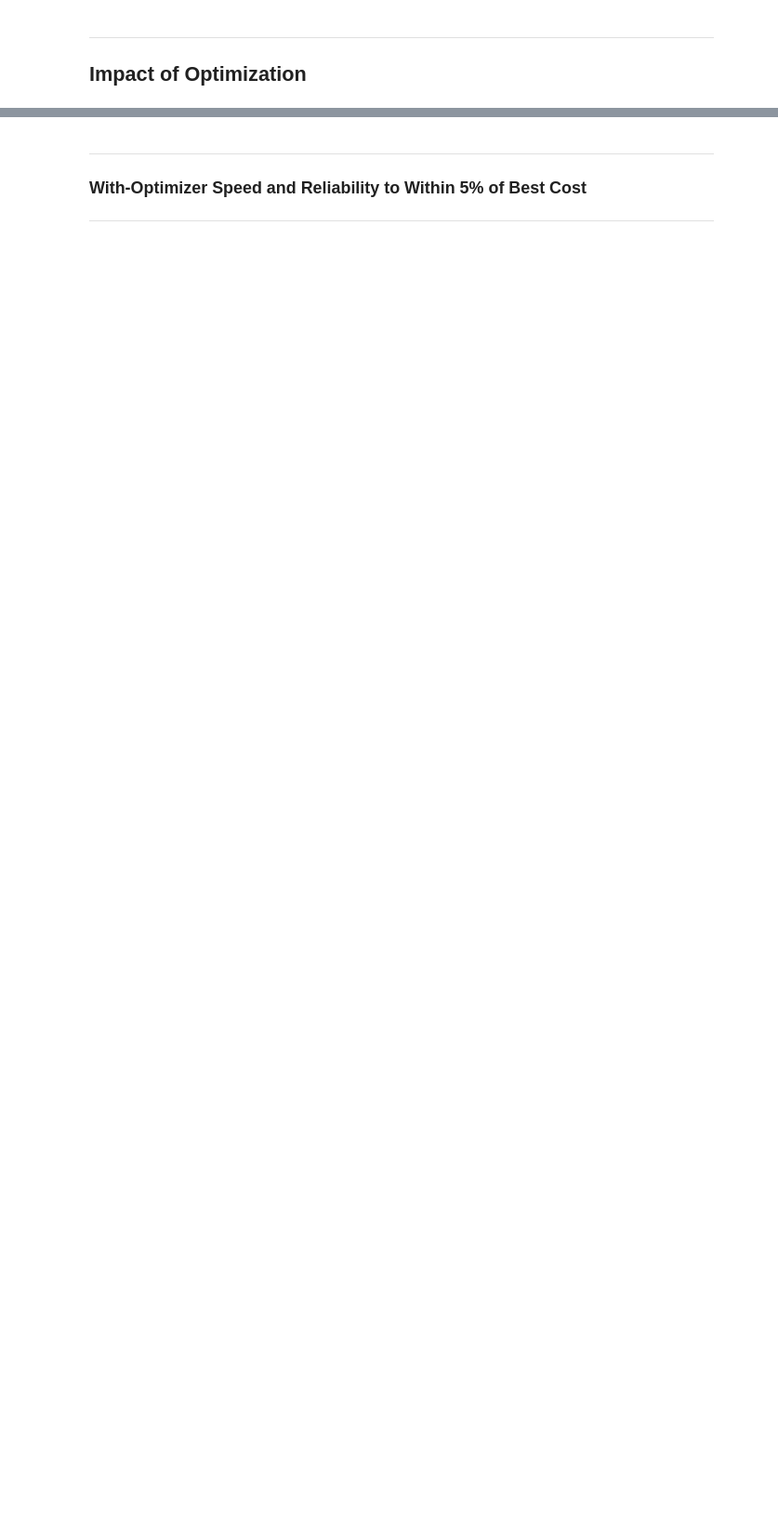
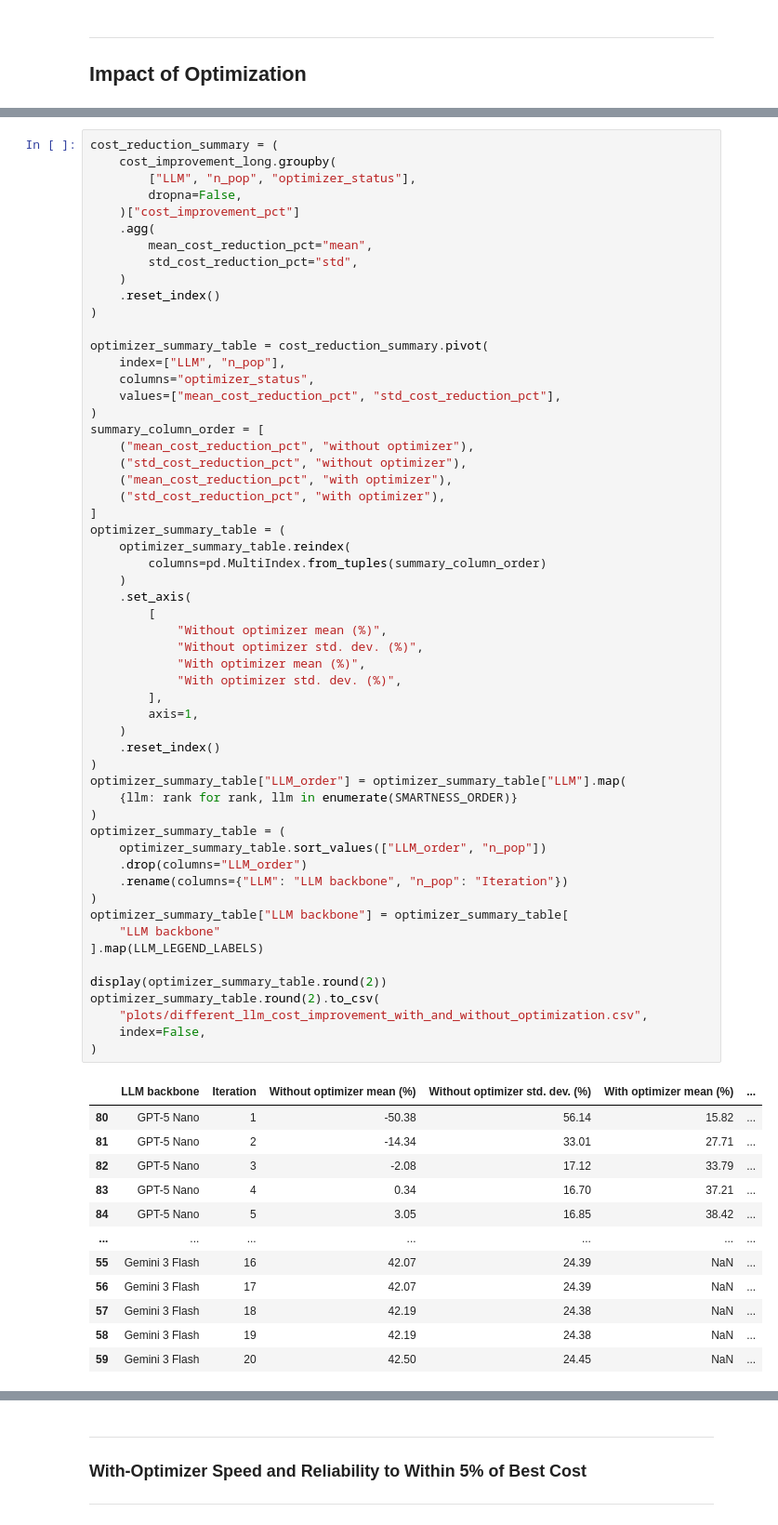
Before and after one commit to YyyyyyiZ/AHD4Inventory, a Jupyter notebook: notebooks/different_llm_models_analysis.ipynb, the cells around one changed output, grey strips where cells are left out. Shown at 93% size. Drawn from its saved outputs; the diff is of its cells as text; blank space fills up the shorter version.

```diff
--- a/notebooks/different_llm_models_analysis.ipynb
+++ b/notebooks/different_llm_models_analysis.ipynb
@@ -702,0 +702,69 @@ plt.show()
+# %%
+cost_reduction_summary = (
+    cost_improvement_long.groupby(
+        ["LLM", "n_pop", "optimizer_status"],
+        dropna=False,
+    )["cost_improvement_pct"]
+    .agg(
+        mean_cost_reduction_pct="mean",
+        std_cost_reduction_pct="std",
+    )
+    .reset_index()
+)
+
+optimizer_summary_table = cost_reduction_summary.pivot(
+    index=["LLM", "n_pop"],
+    columns="optimizer_status",
+    values=["mean_cost_reduction_pct", "std_cost_reduction_pct"],
+)
+summary_column_order = [
+    ("mean_cost_reduction_pct", "without optimizer"),
+    ("std_cost_reduction_pct", "without optimizer"),
+    ("mean_cost_reduction_pct", "with optimizer"),
+    ("std_cost_reduction_pct", "with optimizer"),
+]
+optimizer_summary_table = (
+    optimizer_summary_table.reindex(
+        columns=pd.MultiIndex.from_tuples(summary_column_order)
+    )
+    .set_axis(
+        [
+            "Without optimizer mean (%)",
+            "Without optimizer std. dev. (%)",
+            "With optimizer mean (%)",
+            "With optimizer std. dev. (%)",
+        ],
+        axis=1,
+    )
+    .reset_index()
+)
+optimizer_summary_table["LLM_order"] = optimizer_summary_table["LLM"].map(
+    {llm: rank for rank, llm in enumerate(SMARTNESS_ORDER)}
+)
+optimizer_summary_table = (
+    optimizer_summary_table.sort_values(["LLM_order", "n_pop"])
+    .drop(columns="LLM_order")
+    .rename(columns={"LLM": "LLM backbone", "n_pop": "Iteration"})
+)
+optimizer_summary_table["LLM backbone"] = optimizer_summary_table[
+    "LLM backbone"
+].map(LLM_LEGEND_LABELS)
+
+display(optimizer_summary_table.round(2))
+optimizer_summary_table.round(2).to_csv(
+    "plots/different_llm_cost_improvement_with_and_without_optimization.csv",
+    index=False,
+)
+# %% [output]
+|  | LLM backbone | Iteration | Without optimizer mean (%) | Without optimizer std. dev. (%) | With optimizer mean (%) | ... |
+| 80 | GPT-5 Nano | 1 | -50.38 | 56.14 | 15.82 | ... |
+| 81 | GPT-5 Nano | 2 | -14.34 | 33.01 | 27.71 | ... |
+| 82 | GPT-5 Nano | 3 | -2.08 | 17.12 | 33.79 | ... |
+| 83 | GPT-5 Nano | 4 | 0.34 | 16.70 | 37.21 | ... |
+| 84 | GPT-5 Nano | 5 | 3.05 | 16.85 | 38.42 | ... |
+| ... | ... | ... | ... | ... | ... | ... |
+| 55 | Gemini 3 Flash | 16 | 42.07 | 24.39 | NaN | ... |
+| 56 | Gemini 3 Flash | 17 | 42.07 | 24.39 | NaN | ... |
+| 57 | Gemini 3 Flash | 18 | 42.19 | 24.38 | NaN | ... |
+| 58 | Gemini 3 Flash | 19 | 42.19 | 24.38 | NaN | ... |
+| 59 | Gemini 3 Flash | 20 | 42.50 | 24.45 | NaN | ... |
```
Also changed, not shown: parts of 18 cells of this notebook, 15 other files.
